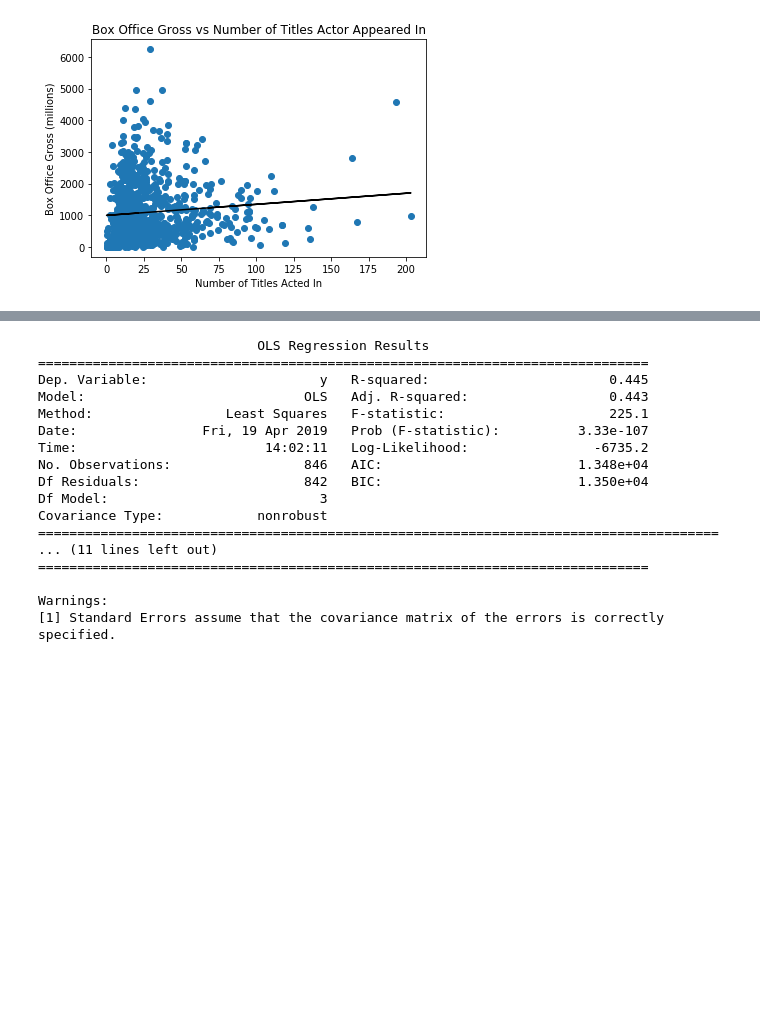
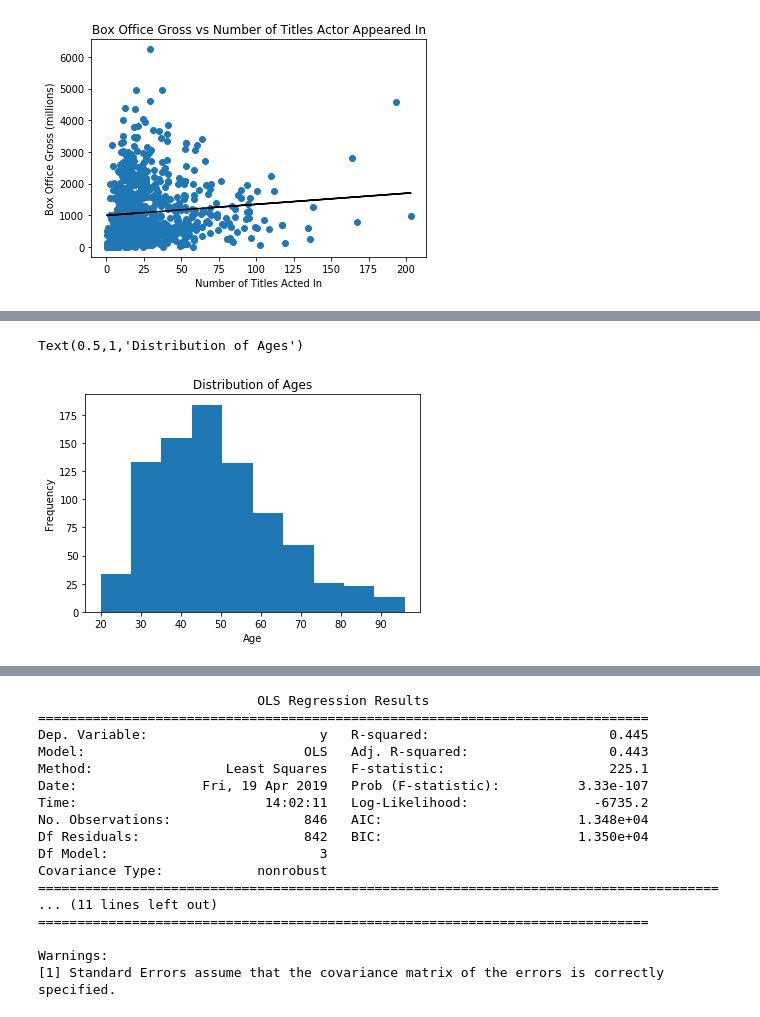
Before and after one commit to mjiang9/IW-Spring-2019, a Jupyter notebook: IW.ipynb, the cells around one changed output, grey strips where cells are left out. Saved outputs shown, nothing was run; the diff lists cells and outputs as text; code cells hidden in the pictures; blank space fills up the shorter version.

```diff
--- a/IW.ipynb
+++ b/IW.ipynb
@@ -1186,3 +1210,11 @@ age = [agedict[x] for x in actorlist]
+# %%
+plot.hist([x for x in age])
+plot.xlabel("Age")
+plot.ylabel("Frequency")
+plot.title("Distribution of Ages")
+# %% [output]
+Text(0.5,1,'Distribution of Ages')
+[figure, added]
 # %%
 df = pd.DataFrame(
     {
```
Also changed, not shown: parts of 19 cells of this notebook.
